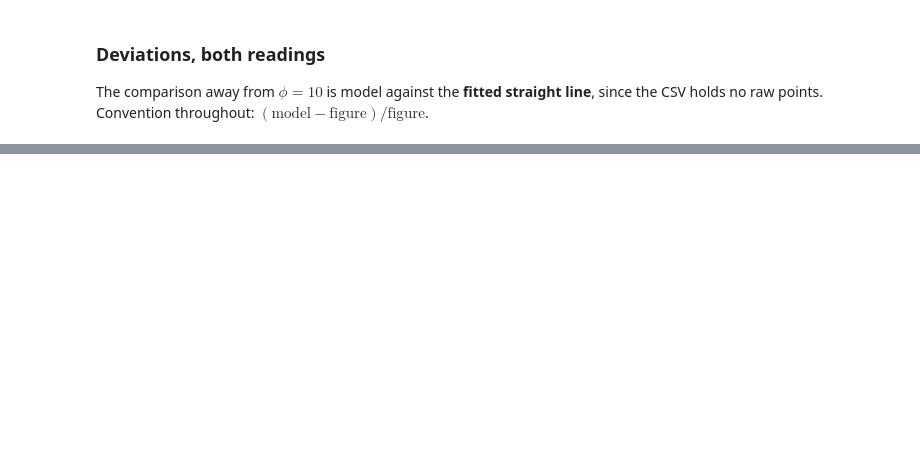
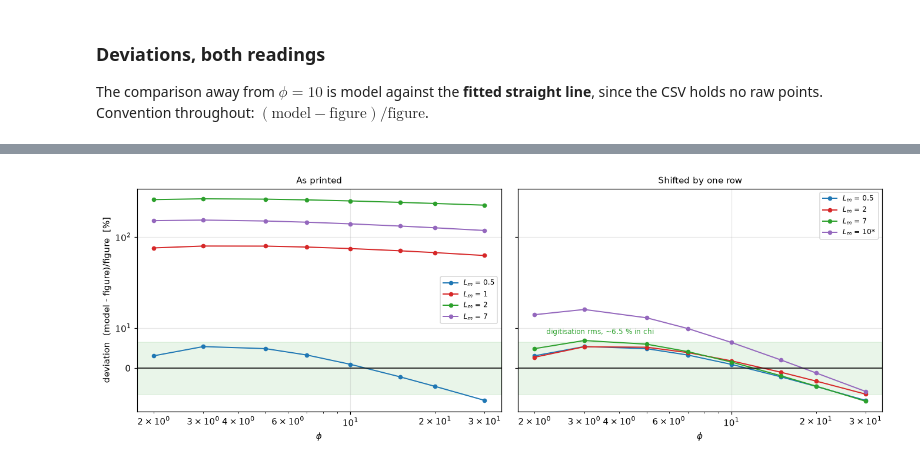
Before and after one commit to computational-chemical-engineering/pymrm-gallery, a Jupyter notebook: pages/G1.8-trickle-bed-partial-wetting/index.ipynb, the cells around one changed output, grey strips where cells are left out. Cells and saved outputs as stored; diff of their text form; code cells hidden in the pictures; blank space fills up the shorter version.

```diff
--- a/pages/G1.8-trickle-bed-partial-wetting/index.ipynb
+++ b/pages/G1.8-trickle-bed-partial-wetting/index.ipynb
@@ -1419,10 +805,0 @@ infinite. That assumption is doing real work, and the sweep says how much.
-# %%
-print("chi under a FINITE gas-solid Biot number, relative to the infinite limit, L_m = 2")
-print("  a_gs      phi=2      phi=10     phi=30")
-for ags in (10, 30, 100, 300, 1000, 3000):
-    r = [chi_table1(p, 2.0, alpha_gs=ags) / chi_collapsed(p, 2.0) - 1 for p in (2.0, 10.0, 30.0)]
-    print(f"  {ags:<9} " + "".join(f"{v*100:+9.2f}%" for v in r))
-AGS_1000_AT30 = float(chi_table1(30.0, 2.0, alpha_gs=1000.0) / chi_collapsed(30.0, 2.0) - 1)
-AGS_100_AT30 = float(chi_table1(30.0, 2.0, alpha_gs=100.0) / chi_collapsed(30.0, 2.0) - 1)
-print(f"\nfor scale, alpha_gLs itself is only {float(alpha_gLs(0.5)):.2f} to "
-      f"{float(alpha_gLs(10.0)):.2f} over the four curves")
@@ -1785,10 +805,0 @@ form at all. The finite-volume route does not care.
-# %%
-print("chi at L_m = 2 for reaction orders the closed form cannot reach")
-print("  phi      m=1        m=1.5      m=2       (m=2)/(m=1)")
-rows_m = []
-for p in (2.0, 5.0, 10.0, 20.0, PHI_HI):
-    r = [sph.chi(p, 2.0, m=mm) for mm in (1.0, 1.5, 2.0)]
-    rows_m.append(r)
-    print(f"  {p:<8.4g} {r[0]:<10.4f} {r[1]:<10.4f} {r[2]:<10.4f} {r[2]/r[0]:.3f}")
-M_RATIO_HI = rows_m[-1][2] / rows_m[-1][0]
-M_RATIO_LO = rows_m[0][2] / rows_m[0][0]
@@ -2016,0 +909,23 @@ Neither affects the model — only a reader trying to use the figure.
+# %%
+DIG = float(CHI_ERR_PCT.mean())          # the fits' own rms, expressed as % in chi
+
+fig, axes = plt.subplots(1, 2, figsize=(12.4, 4.4), sharey=True)
+for ax, (d, labels, title) in zip(axes, [
+        (dev_print, L_LEGEND, "As printed"),
+        (dev_shift, L_SHIFT, "Shifted by one row")]):
+    for i, L in enumerate(labels):
+        ax.semilogx(PHI_TAB, d[i] * 100, "o-", color=COL[i], ms=4, lw=1.3,
+                    label=rf"$L_m$ = {L:g}" + ("*" if L == 10.0 else ""))
+    ax.axhline(0, color="k", lw=1.0)
+    ax.axhspan(-DIG, DIG, color="tab:green", alpha=0.10)
+    ax.set_xlabel(r"$\phi$")
+    ax.set_title(title, fontsize=10)
+    ax.legend(fontsize=8)
+axes[0].set_ylabel("deviation  (model - figure)/figure  [%]")
+axes[0].set_yscale("symlog", linthresh=20)
+axes[1].text(2.2, DIG + 2.0, f"digitisation rms, ~{DIG:.1f} % in chi",
+             fontsize=8, color="tab:green")
+fig.tight_layout()
+plt.show()
+# %% [output]
+[figure, added]
```
Also changed, not shown: parts of 125 cells of this notebook, 10 other files.
